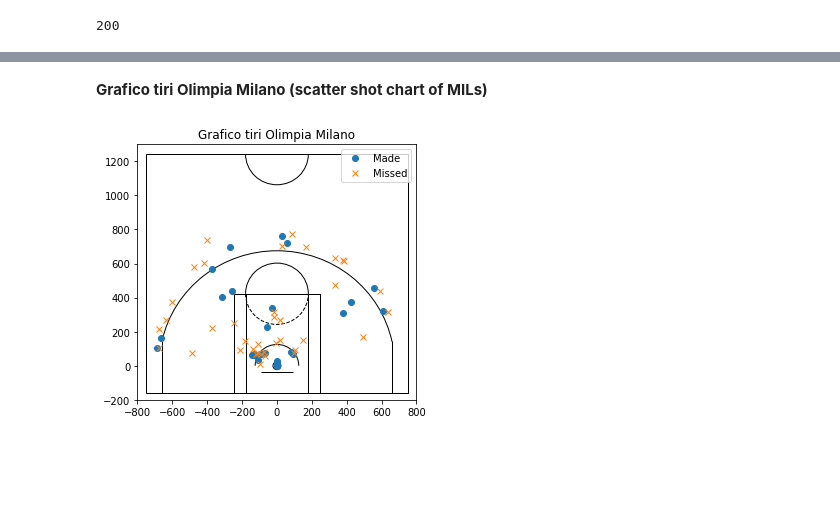
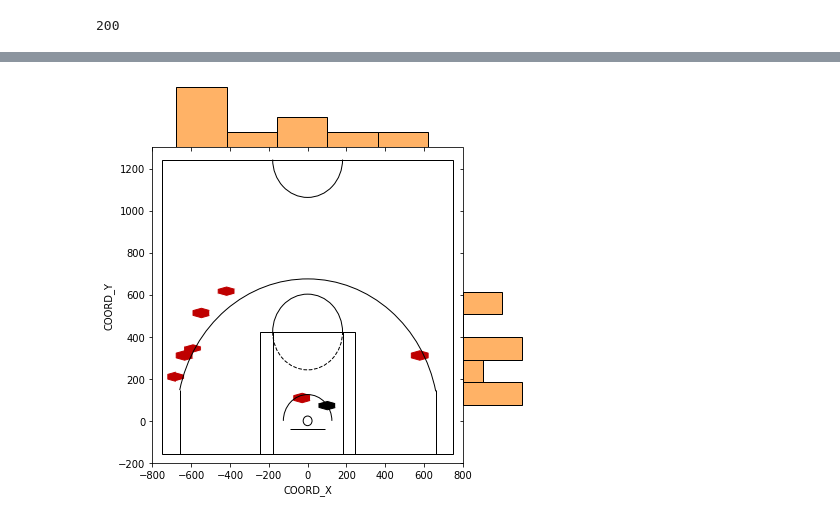
Before and after one commit to MarioAlfio/ShotChart_MILvsRMAD, a Jupyter notebook: shotchart.ipynb, the cells around one changed output, grey strips where cells are left out. Saved outputs shown, nothing was run; the diff lists cells and outputs as text; code cells hidden in the pictures; blank space fills up the shorter version.

```diff
--- a/shotchart.ipynb
+++ b/shotchart.ipynb
@@ -114,10 +103,14 @@ def draw_court(ax=None, color='black', lw=1, linee=True):
 # %%
+#The shot charts
 
 import matplotlib.pyplot as plt
 import seaborn as sns
 
 
 def plot_scatter(made, miss, title=None):
+    """
+    Scatter plot of made and missed shots
+    """
     plt.figure(figsize=(5, 4.7))
     draw_court()
     plt.plot(made['COORD_X'], made['COORD_Y'], 'o', label='Made')
@@ -132,11 +125,16 @@ def plot_scatter(made, miss, title=None):
 
 
 def joint_plot(df, kind='hex', title=None):
+    """
+    Density plot of shots as joint distributions of x and y coordinates
+    """
     cmap = plt.cm.gist_heat_r
     joint_shot_chart = sns.jointplot(x=df['COORD_X'], y=df['COORD_Y'],
                                      kind='hex', space=0, color=cmap(.2),
                                      cmap=cmap, joint_kws={"gridsize": 15})
 
+    # A joint plot has 3 Axes, the first one called ax_joint
+    # is the one we want to draw our court onto
     ax = joint_shot_chart.ax_joint
     draw_court(ax)
     plt.xlim([-800, 800])
@@ -160,7 +173,14 @@ fg_miss_away_df = away_df[away_df['ID_ACTION'].isin(['2FGA', '3FGA'])]
-# %% [markdown]
-**Grafico tiri Olimpia Milano (scatter shot chart of MILs)**
-# %%
-
-plot_scatter(fg_made_home_df, fg_miss_home_df, title='Grafico tiri Olimpia Milano')
-# %% [output]
-[figure, removed]
+# %%
+shots_df['TEAM'] = shots_df['TEAM'].str.strip()  # team id contains trailing white space
+shots_df['ID_PLAYER'] = shots_df['ID_PLAYER'].str.strip()  # player id contains trailing white space
+
+# split the home and away teams, their made and missed shots
+Datome = shots_df[shots_df['PLAYER'] == 'CAUSEUR, FABIEN']
+Datome_made = Datome[Datome['ID_ACTION'].isin(['2FGM', '3FGM'])]
+len(Datome_made)
+Datome_miss = Datome[Datome['ID_ACTION'].isin(['2FGA', '3FGA'])]
+len(Datome_miss)
+Datome_shots = pd.concat((Datome_made, Datome_miss), axis=0)
+joint_plot(Datome_shots)
+# %% [output]
+[figure, added]
```
Also changed, not shown: parts of 9 cells of this notebook.
